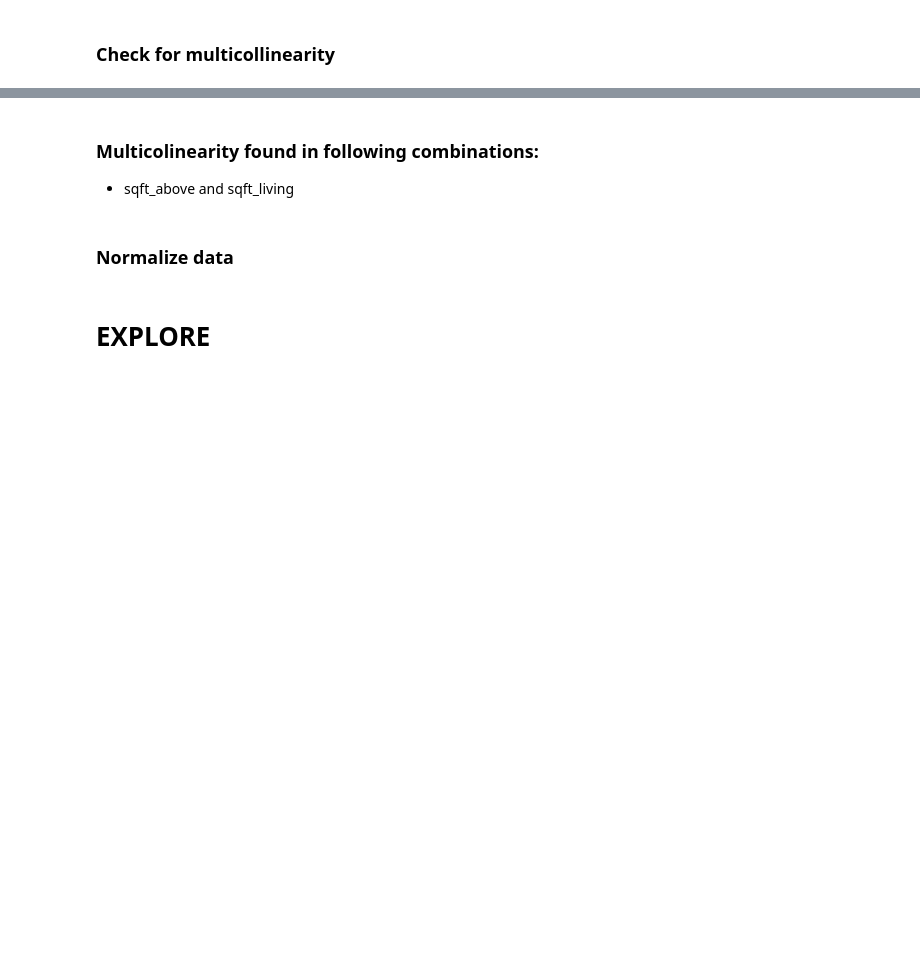
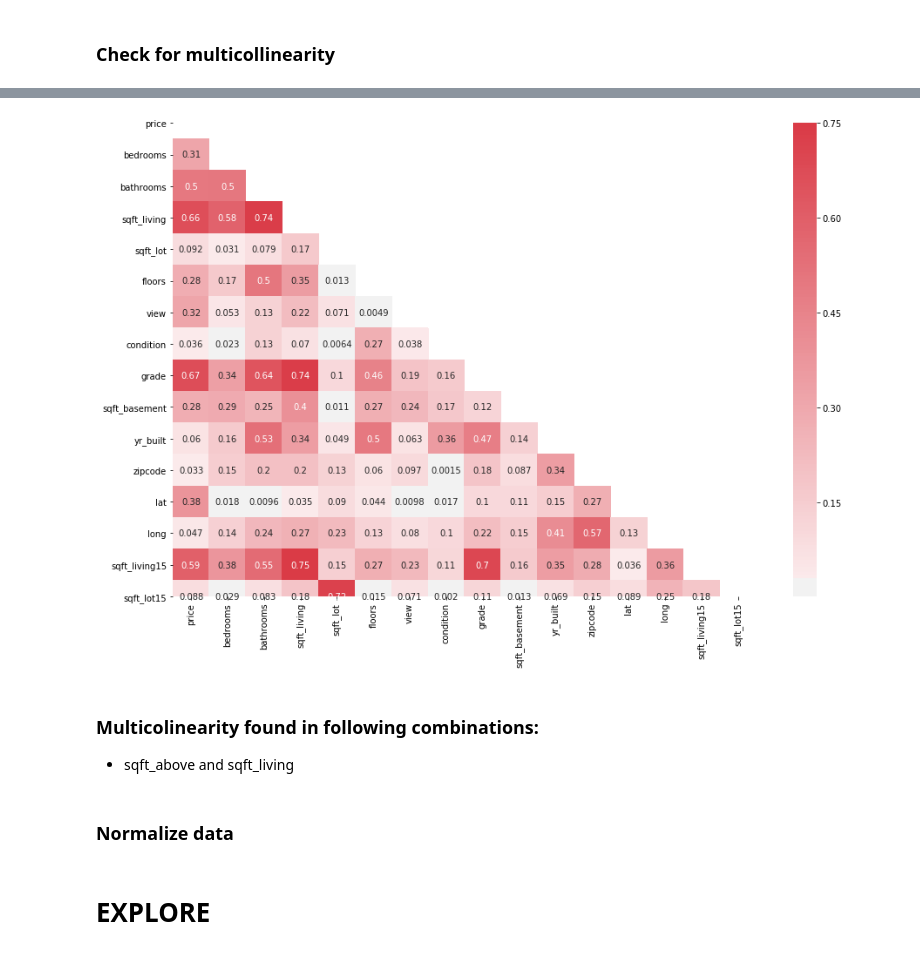
Before and after one commit to jhusney1/dsc-mod-2-project-v2-1-onl01-dtsc-ft-070620, a Jupyter notebook: student.ipynb, the cells around one changed output, grey strips where cells are left out. Cells and saved outputs as stored; diff of their text form; code cells hidden in the pictures; blank space fills up the shorter version.

```diff
--- a/student.ipynb
+++ b/student.ipynb
@@ -316,6 +357,9 @@ sns.boxplot(kings_county_sales_df[target])
 # %% [markdown]
 ### Check for multicollinearity
 # %%
-corr = kings_county_sales_df.corr()
-cmap = sns.diverging_palette(220, 10, as_cmap=True)
-sns.heatmap(corr, cmap=cmap, vmax=.75, center=0, annot=True)
+def check_multicol(df):
+
+    corr = df.corr().abs()
+    mask = np.triu(np.ones_like(corr, dtype=bool))
+    cmap = sns.diverging_palette(220, 10, as_cmap=True)
+    sns.heatmap(corr, mask=mask, cmap=cmap, vmax=.75, center=0, annot=True)
@@ -324,0 +366,3 @@ sns.heatmap(corr, cmap=cmap, vmax=.75, center=0, annot=True)
+# %%
+kings_county_sales_df.drop(['sqft_above'], inplace=True, axis=1)
+kings_county_sales_df
@@ -325,3 +384,7 @@ sns.heatmap(corr, cmap=cmap, vmax=.75, center=0, annot=True)
+# %%
+check_multicol(kings_county_sales_df)
+# %% [output]
+[figure, added]
 # %% [markdown]
 ### Multicolinearity found in following combinations:
 * sqft_above and sqft_living
```
Also changed, not shown: parts of 17 cells of this notebook.
